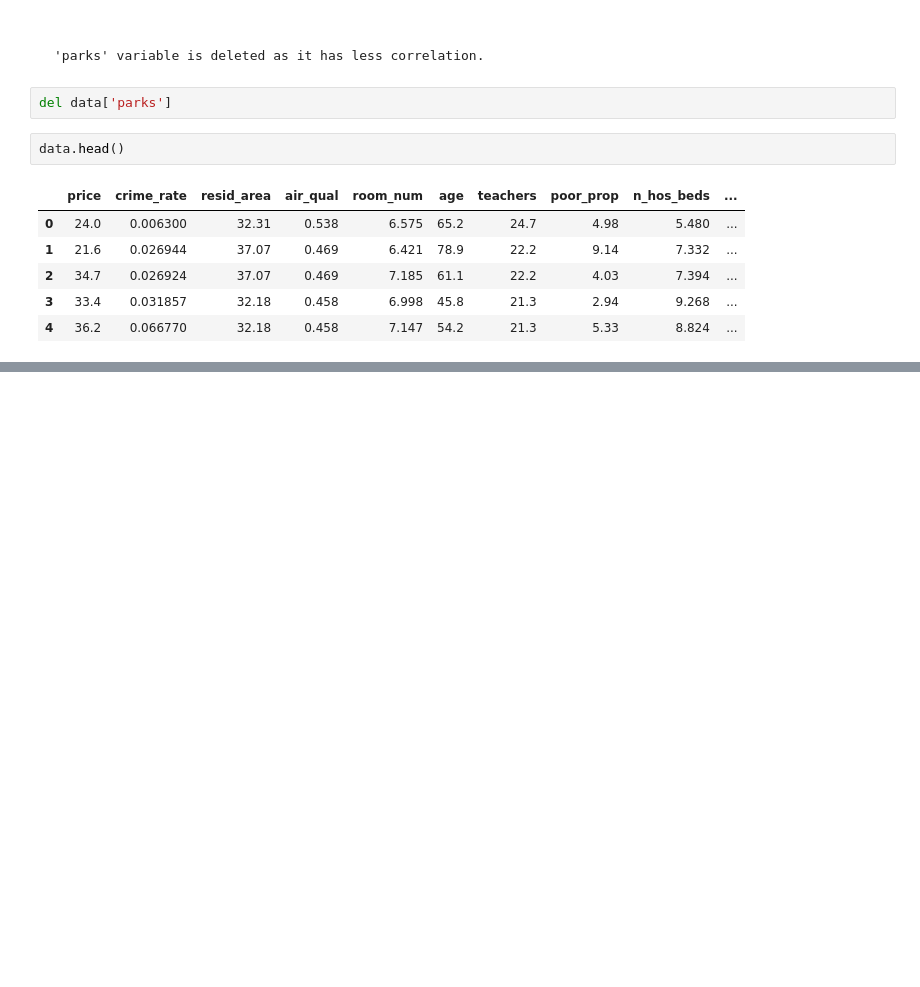
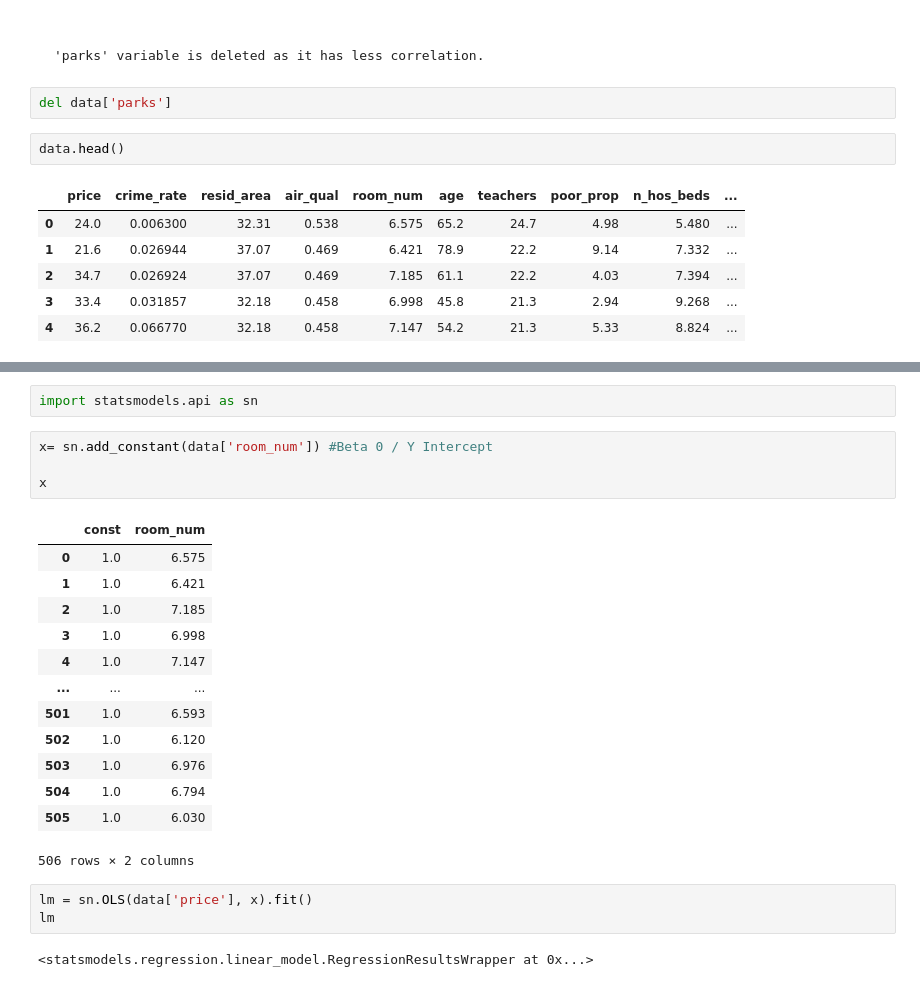
Before and after one commit to Sainithinkadarla/Learn_AI, a Jupyter notebook: ML/Data_preprocessing.ipynb, the cells around one changed output, grey strips where cells are left out. Drawn from its saved outputs; the diff is of its cells as text; blank space fills up the shorter version.

Commit message:
Simple Linear Regression

```diff
--- a/ML/Data_preprocessing.ipynb
+++ b/ML/Data_preprocessing.ipynb
@@ -596,0 +659,25 @@ data.head()
+# %%
+import statsmodels.api as sn
+# %%
+x= sn.add_constant(data['room_num']) #Beta 0 / Y Intercept
+
+x
+# %% [output]
+|  | const | room_num |
+| 0 | 1.0 | 6.575 |
+| 1 | 1.0 | 6.421 |
+| 2 | 1.0 | 7.185 |
+| 3 | 1.0 | 6.998 |
+| 4 | 1.0 | 7.147 |
+| ... | ... | ... |
+| 501 | 1.0 | 6.593 |
+| 502 | 1.0 | 6.120 |
+| 503 | 1.0 | 6.976 |
+| 504 | 1.0 | 6.794 |
+| 505 | 1.0 | 6.030 |
+506 rows × 2 columns
+# %%
+lm = sn.OLS(data['price'], x).fit()
+lm
+# %% [output]
+<statsmodels.regression.linear_model.RegressionResultsWrapper at 0x...>
```
Also changed, not shown: parts of 18 cells of this notebook, 1 other file.
